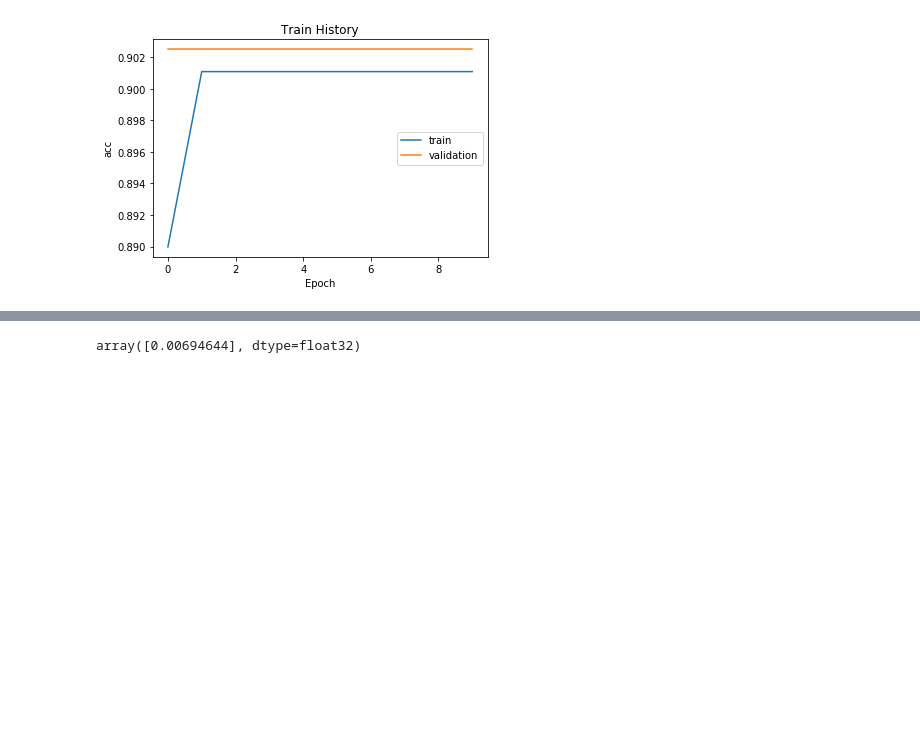
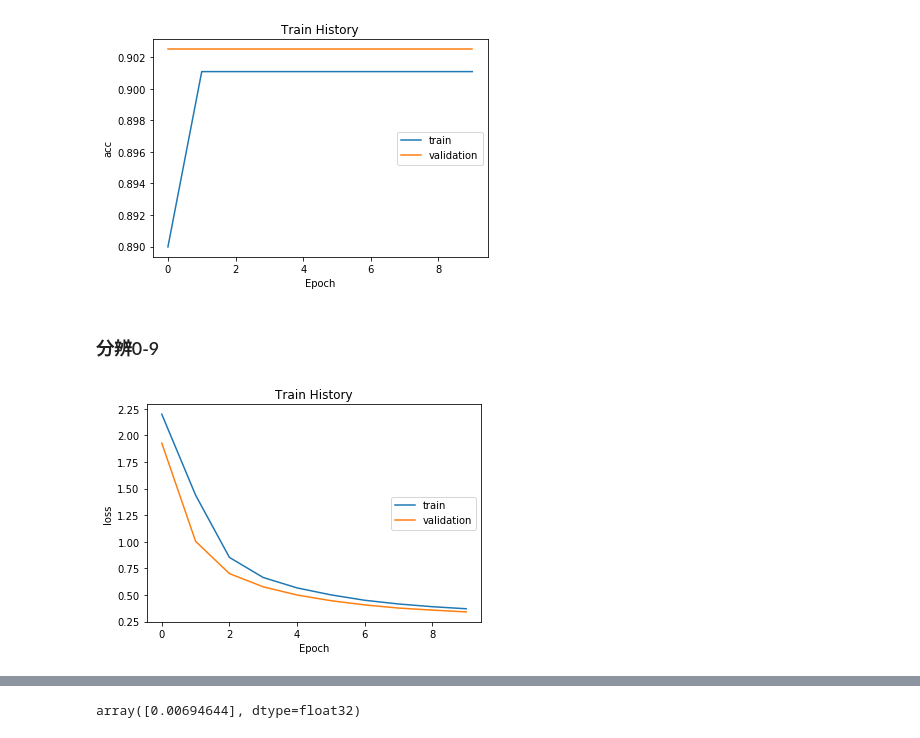
Before and after one commit to johnny12150/ML-100-dyas, a Jupyter notebook: Day01/Winter-Day04.ipynb, the cells around one changed output, grey strips where cells are left out. Cells and saved outputs as stored; diff of their text form; code cells hidden in the pictures; blank space fills up the shorter version.

```diff
--- a/Day01/Winter-Day04.ipynb
+++ b/Day01/Winter-Day04.ipynb
@@ -126,0 +134,7 @@ Epoch 10/10
+# %%
+model_MLP2 = Sequential()
+model_MLP2.add(Dense(256, input_dim=flat_img, activation='relu'))
+model_MLP2.add(Dense(128, activation='relu'))
+model_MLP2.add(Dense(10, activation='softmax'))
+model_MLP2.compile(loss='categorical_crossentropy', optimizer='adam', metrics=['accuracy'])
+train_history_MLP2 = model_MLP2.fit(x=x_Train_norm, y=y_train_ohe, validation_split=0.2, epochs=10, batch_size=800, verbose=1)
@@ -143,3 +202,9 @@ show_train_history(train_history_MLP, 'loss', 'val_loss')
 show_train_history(train_history_MLP, 'acc', 'val_acc')
 # %% [output]
 [figure]
+# %% [markdown]
+### 分辨0-9
+# %%
+show_train_history(train_history_MLP2, 'loss', 'val_loss')
+# %% [output]
+[figure, added]
```
Also changed, not shown: parts of 24 cells of this notebook.
